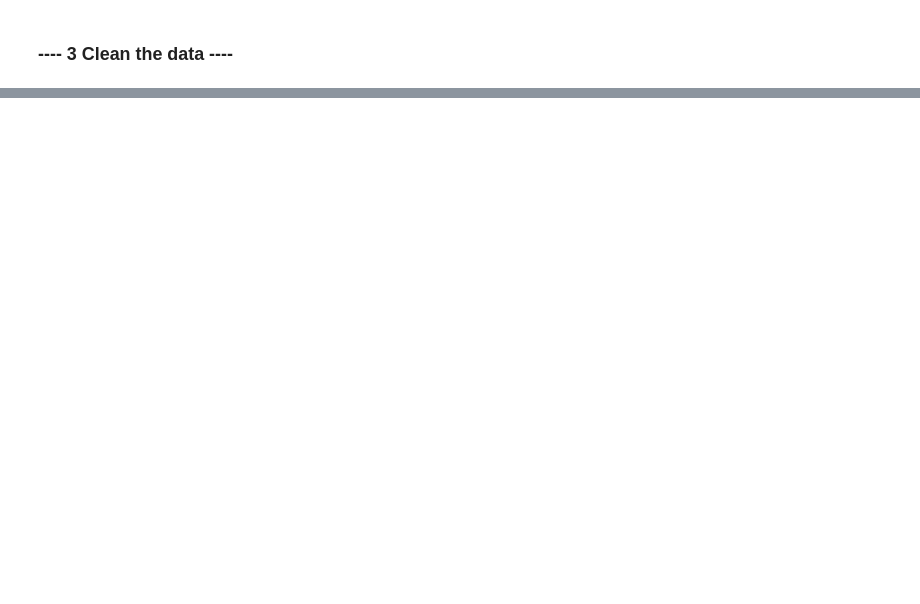
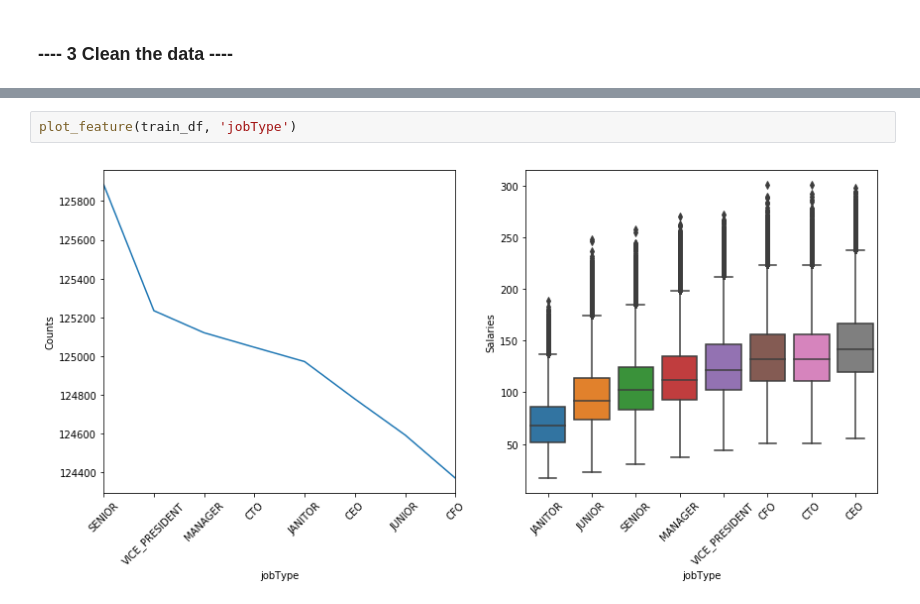
Before and after one commit to Vijay1712/salarypredictionproject, a Jupyter notebook: First Portfolio Project.ipynb, the cells around one changed output, grey strips where cells are left out. Drawn from its saved outputs; the diff is of its cells as text; blank space fills up the shorter version.

```diff
--- a/First Portfolio Project.ipynb
+++ b/First Portfolio Project.ipynb
@@ -92,0 +267,4 @@ We'll skip this step since we don't have the outcomes for the test data
+# %%
+plot_feature(train_df, 'jobType')
+# %% [output]
+[figure, added]
```
Also changed, not shown: parts of 60 cells of this notebook, 5 other files.
